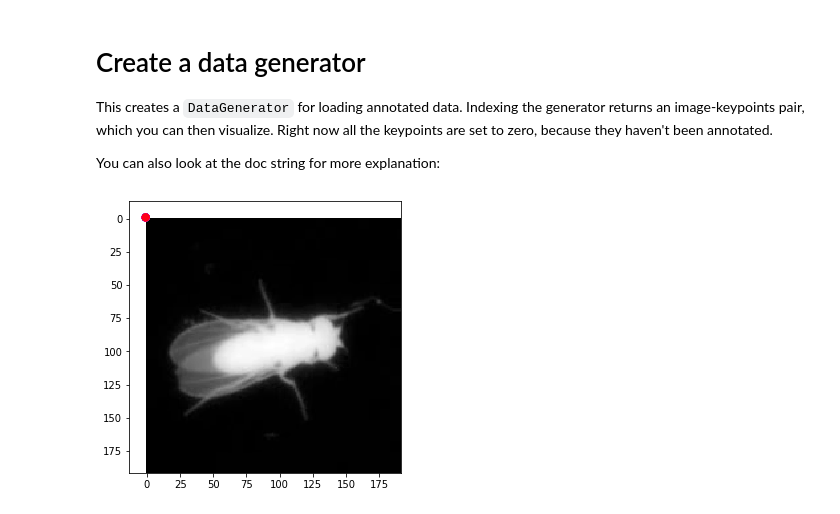
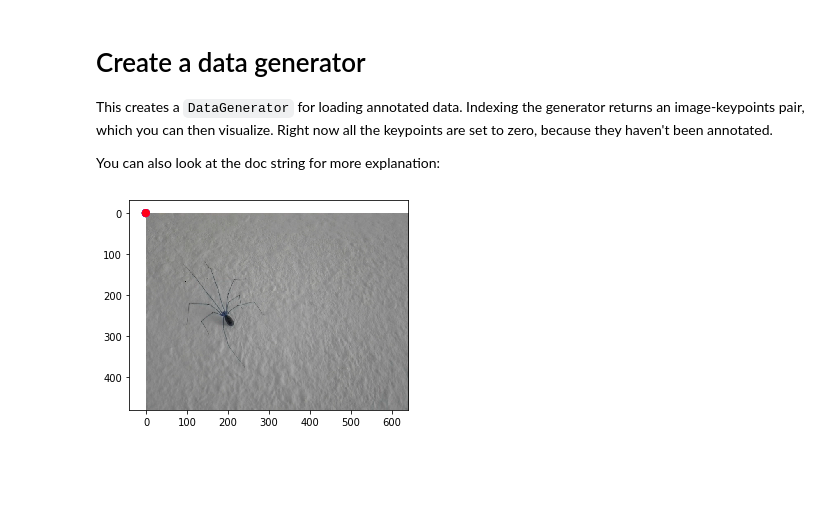
Before and after one commit to urs-waldmann/DeepPoseKit, a Jupyter notebook: examples/step1_create_annotation_set.ipynb, the cells around one changed output. Cells and saved outputs as stored; diff of their text form; code cells hidden in the pictures; blank space fills up the shorter version.

Commit message:
Change file path of .h5 file location in section "Create a data generator" in ./examples/step1_create_annotation_set.ipynb

```diff
--- a/examples/step1_create_annotation_set.ipynb
+++ b/examples/step1_create_annotation_set.ipynb
@@ -193,23 +193,23 @@ You can also look at the doc string for more explanation:
 # %%
 DataGenerator?
 # %%
-data_generator = DataGenerator(HOME + '/deepposekit-data/datasets/fly/example_annotation_set.h5', mode="full")
+data_generator = DataGenerator(HOME + '/Documents/programming/my_data_spider/spider_annotation_set.h5', mode="full")
 
 image, keypoints = data_generator[0]
 
 plt.figure(figsize=(5,5))
 image = image[0] if image.shape[-1] is 3 else image[0, ..., 0]
 cmap = None if image.shape[-1] is 3 else 'gray'
 plt.imshow(image, cmap=cmap, interpolation='none')
 for idx, jdx in enumerate(data_generator.graph):
     if jdx > -1:
         plt.plot(
             [keypoints[0, idx, 0], keypoints[0, jdx, 0]],
             [keypoints[0, idx, 1], keypoints[0, jdx, 1]],
             'r-'
         )
 plt.scatter(keypoints[0, :, 0], keypoints[0, :, 1], c=np.arange(data_generator.keypoints_shape[0]), s=50, cmap=plt.cm.hsv, zorder=3)
 
 plt.show()
 # %% [output]
-[figure, old version]
+[figure, new version]
```
